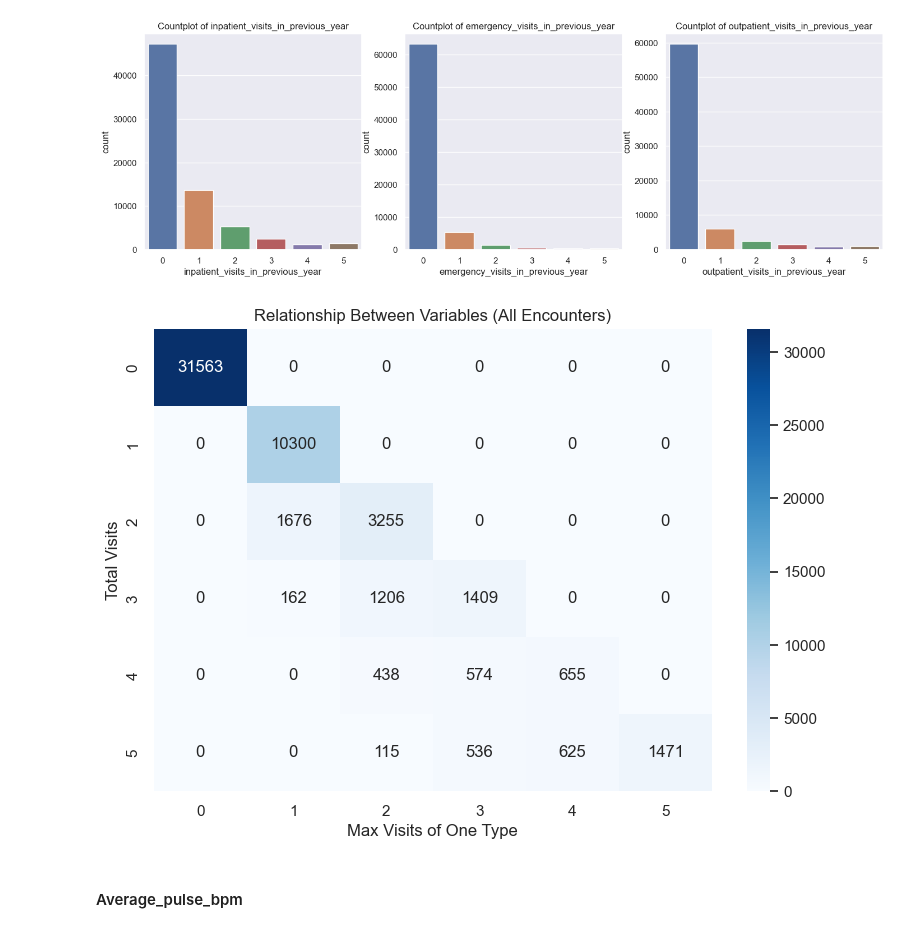
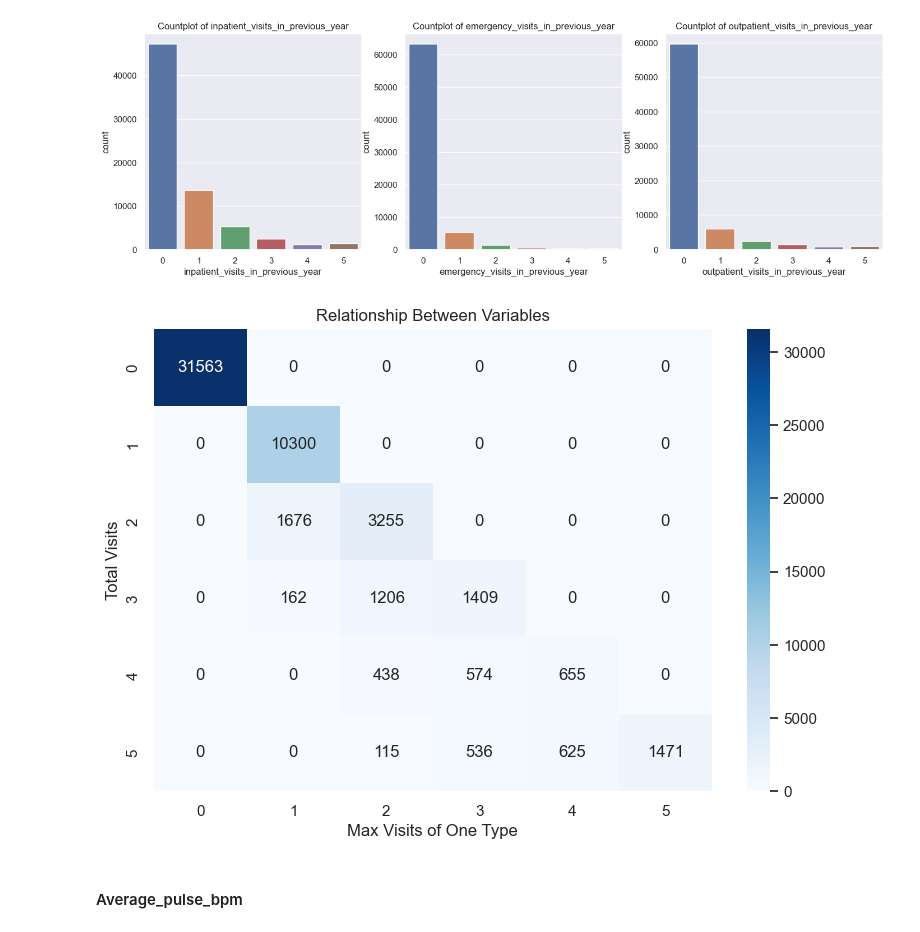
Before and after one commit to ontenkutsenko/ML_Hospital_Readmissions, a Jupyter notebook: Preprocessing and EDA with Plots.ipynb, the cells around one changed output. Drawn from its saved outputs; the diff is of its cells as text; code cells hidden in the pictures.

```diff
--- a/Preprocessing and EDA with Plots.ipynb
+++ b/Preprocessing and EDA with Plots.ipynb
@@ -345,19 +359,0 @@ combination_counts = df_latest_encounter.groupby(['total_visits', 'max_visits_of
-# %%
-# Sort by 'total_visits' in descending order for each patient
-df_train.sort_values(by=['patient_id', 'total_visits'], ascending=[True, False], inplace=True)
-
-# Drop duplicates to keep only the last encounter for each patient
-df_latest_encounter = df_train.drop_duplicates(subset='patient_id', keep='first')
-
-# Plot for all encounters (without considering 'readmitted_binary')
-combination_counts = df_latest_encounter.groupby(['total_visits', 'max_visits_of_one_type']).size().reset_index(name='count')
-heatmap_data = combination_counts.pivot_table(index='total_visits', columns='max_visits_of_one_type', values='count', fill_value=0)
-
-plt.figure(figsize=(9, 6))
-sns.heatmap(heatmap_data, annot=True, cmap='Blues', fmt='g', cbar=True)
-plt.title('Relationship Between Variables (All Encounters)')
-plt.xlabel('Max Visits of One Type')
-plt.ylabel('Total Visits')
-plt.show()
-# %% [output]
-[figure, removed]
@@ -364,3 +374,14 @@ plt.show()
+# %%
+heatmap_data = combination_counts.pivot_table(index='total_visits', columns='max_visits_of_one_type', values='count', fill_value=0)
+
+plt.figure(figsize=(9, 6))
+sns.heatmap(heatmap_data, annot=True, cmap='Blues', fmt='g', cbar=True)
+plt.title('Relationship Between Variables')
+plt.xlabel('Max Visits of One Type')
+plt.ylabel('Total Visits')
+plt.show()
+# %% [output]
+[figure, added]
 # %% [markdown]
 #### Average_pulse_bpm
 # %%
```
Also changed, not shown: parts of 60 cells of this notebook.
